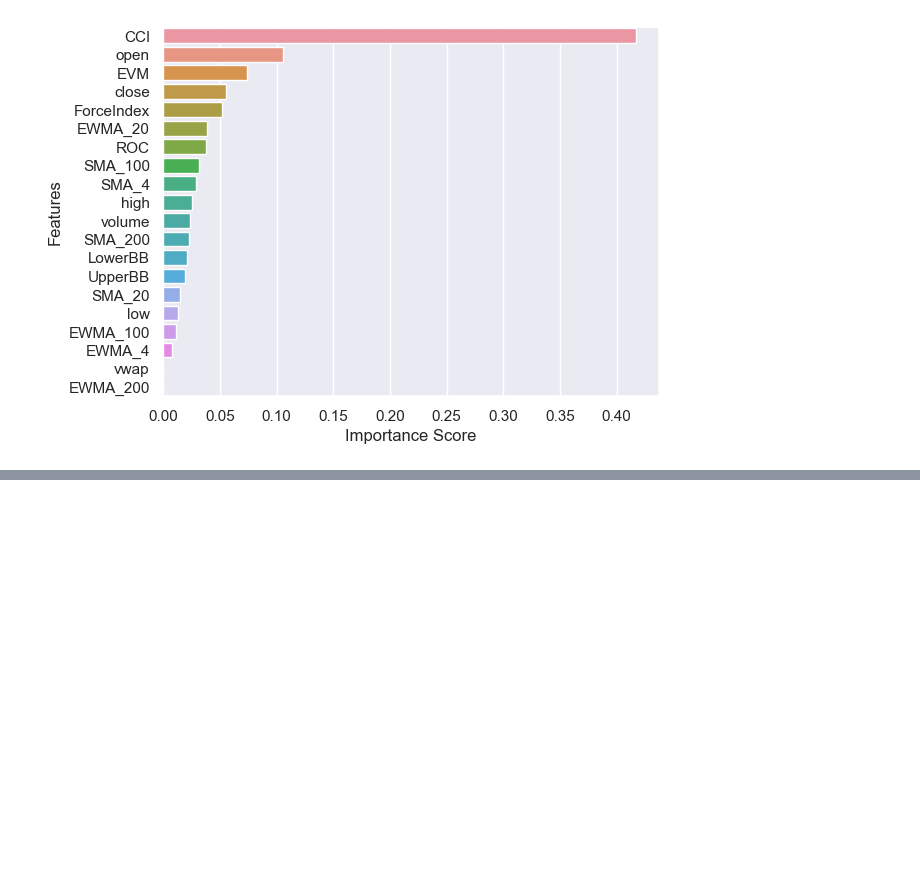
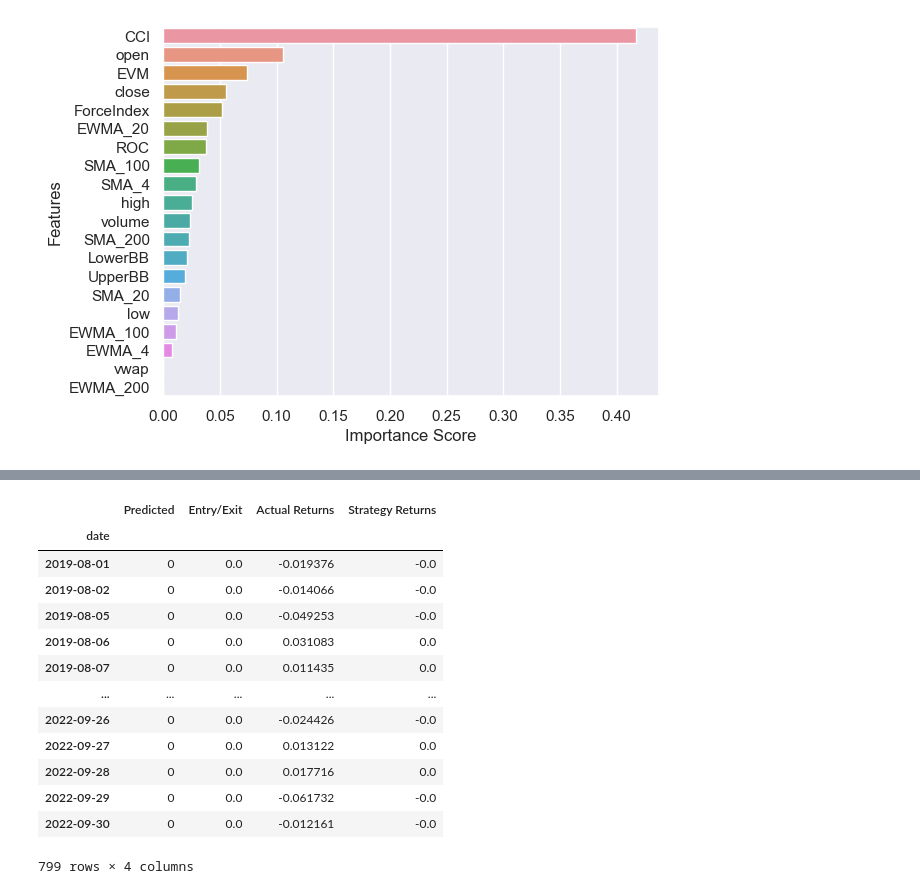
Before and after one commit to jamestan8292/Trading_Bot, a Jupyter notebook: main_ml_AMD.ipynb, the cells around one changed output, grey strips where cells are left out. Saved outputs shown, nothing was run; the diff lists cells and outputs as text; code cells hidden in the pictures; blank space fills up the shorter version.

```diff
--- a/main_ml_AMD.ipynb
+++ b/main_ml_AMD.ipynb
@@ -543,0 +510,37 @@ pickle.dump(model, open('./Resources/AMD_ml_model.pkl', 'wb'))
+# %%
+X_scaled = X_scaler.transform(X)
+pred_bt = model.predict(X_scaled)
+
+# Create a predictions DataFrame
+predictions_df = pd.DataFrame(index=X.index)
+
+# Add the SVM model predictions to the DataFrame
+predictions_df['Predicted'] = pred_bt
+
+# Add Entry/Exit signal to the DataFrame
+predictions_df['Entry/Exit'] = predictions_df['Predicted'].diff()
+predictions_df = predictions_df.dropna()
+
+# Add the actual returns to the DataFrame
+predictions_df['Actual Returns'] = data_bt['Actual Returns']
+
+# Add the strategy returns to the DataFrame
+predictions_df['Strategy Returns'] = (predictions_df['Actual Returns'] * predictions_df['Predicted'])
+
+# Review the DataFrame
+predictions_df
+# %% [output]
+|  | Predicted | Entry/Exit | Actual Returns | Strategy Returns |
+| date |  |  |  |  |
+| 2019-08-01 | 0 | 0.0 | -0.019376 | -0.0 |
+| 2019-08-02 | 0 | 0.0 | -0.014066 | -0.0 |
+| 2019-08-05 | 0 | 0.0 | -0.049253 | -0.0 |
+| 2019-08-06 | 0 | 0.0 | 0.031083 | 0.0 |
+| 2019-08-07 | 0 | 0.0 | 0.011435 | 0.0 |
+| ... | ... | ... | ... | ... |
+| 2022-09-26 | 0 | 0.0 | -0.024426 | -0.0 |
+| 2022-09-27 | 0 | 0.0 | 0.013122 | 0.0 |
+| 2022-09-28 | 0 | 0.0 | 0.017716 | 0.0 |
+| 2022-09-29 | 0 | 0.0 | -0.061732 | -0.0 |
+| 2022-09-30 | 0 | 0.0 | -0.012161 | -0.0 |
+799 rows × 4 columns
```
Also changed, not shown: parts of 48 cells of this notebook, 10 other files.
